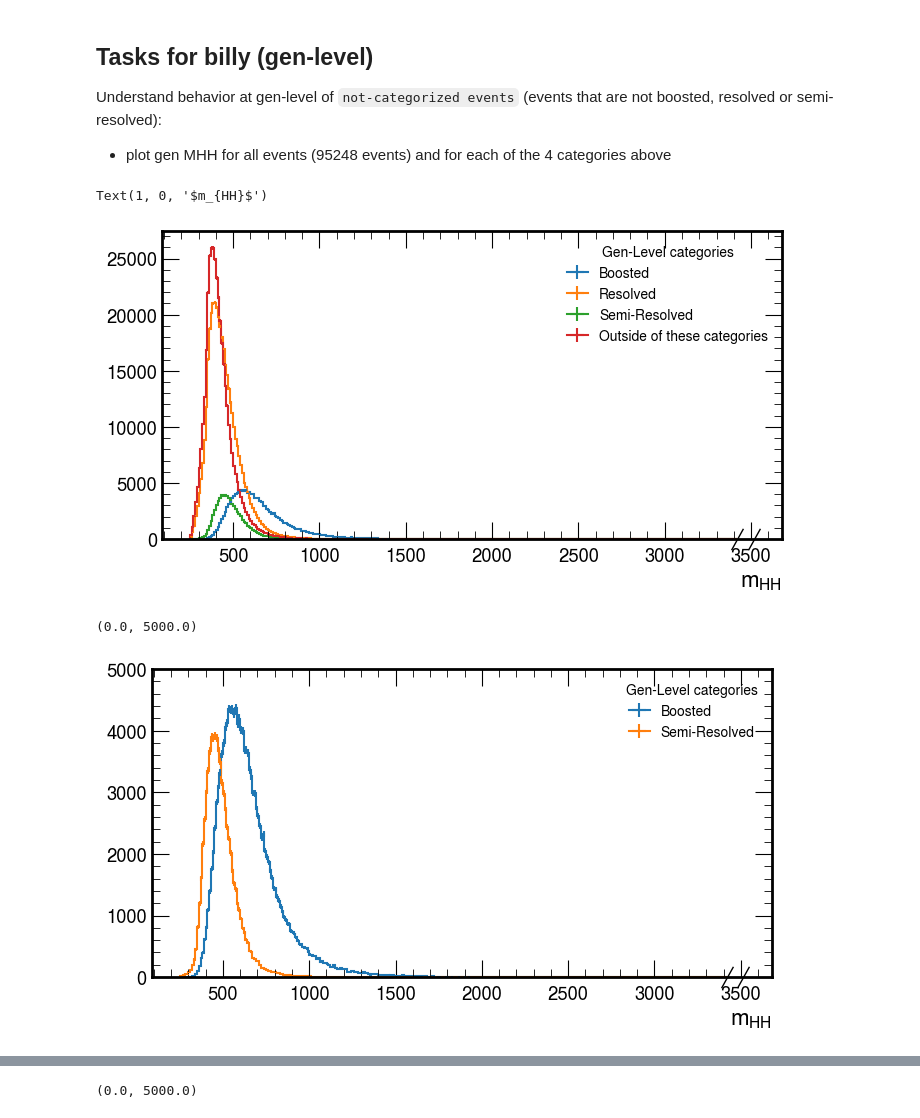
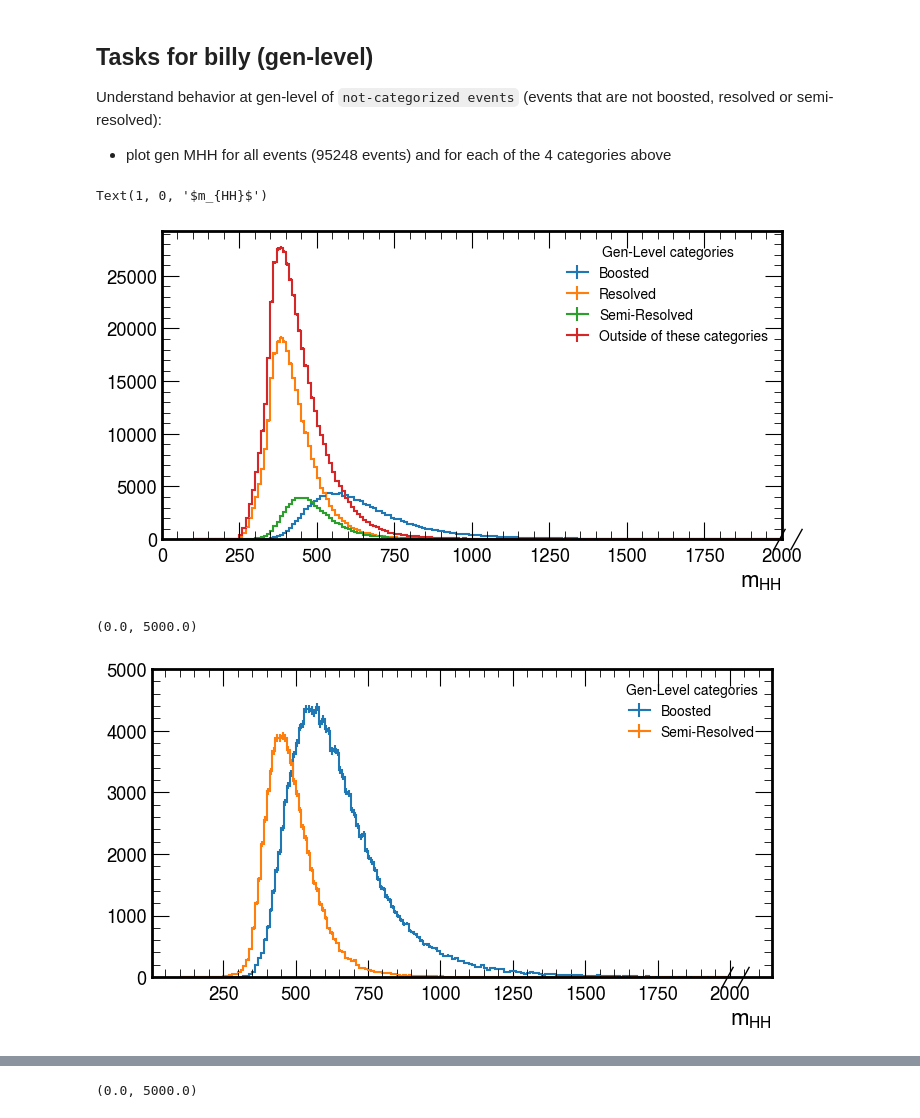
Before and after one commit to LPC-HH/HH4b, a Jupyter notebook: src/HH4b/matching_study/MatchingYields_Oct3.ipynb, the cells around one changed output, grey strips where cells are left out. Cells and saved outputs as stored; diff of their text form; code cells hidden in the pictures.

```diff
--- a/src/HH4b/matching_study/MatchingYields_Oct3.ipynb
+++ b/src/HH4b/matching_study/MatchingYields_Oct3.ipynb
@@ -131,7 +131,7 @@ h1m1ak8 = num_ak8m2h1 == 1
 h2m1ak8 = num_ak8m2h2 == 1
 
 boosted = h1m1ak8 & h2m1ak8
-resolved = (h1m2ak4 & h2m2ak4) & ~(boosted)
+resolved = (h1m2ak4 & h2m2ak4) & ~(boosted) & (num_ak8m2h1==0) & (num_ak8m2h2==0)
 semi_resolved_h1 = h1m2ak4 & (h2m1ak8 & ~h2m2ak4) & ~(resolved) & ~(boosted)
 semi_resolved_h2 = h2m2ak4 & (h1m1ak8 & ~h1m2ak4) & ~(resolved) & ~(boosted)
 semi_resolved = semi_resolved_h1 | semi_resolved_h2
@@ -189,35 +189,37 @@ Understand behavior at gen-level of `not-categorized events` (events that are no
 # %%
 # calcualte m_HH for every event
 mhh = (gen_higgs[:, 0] + gen_higgs[:, 1]).m
 
 # bypass into each category
 mhh_boosted = mhh[boosted]
 mhh_resolved = mhh[resolved]
 mhh_semi = mhh[semi_resolved]
 mhh_out = mhh[not_categorized]
 
 # start to plot, code modified on Christina's plot_h1h2_fj
 bins = np.arange(mhh.min(), mhh.max(), 10)
+bins = np.arange(100, 2000, 10)
 var_axis = hist.axis.Variable(bins, name="var", label="variable")
 cat_axis = hist.axis.StrCategory([], name="cat", growth=True)
 
 hist_mhh = hist.Hist(var_axis, cat_axis)
 hist_mhh.fill(var=mhh_boosted, cat="boosted")
 hist_mhh.fill(var=mhh_semi, cat="semi_resolved")
 hist_mhh.fill(var=mhh_resolved, cat="resolved")
 hist_mhh.fill(var=mhh_out, cat="non-categorized")
 
 fig, ax = plt.subplots(1, 1, figsize=(8, 4))
-hep.histplot(hist_mhh[{"cat": "boosted"}], ax=ax, label="Boosted")
-hep.histplot(hist_mhh[{"cat": "resolved"}], ax=ax, label="Resolved")
-hep.histplot(hist_mhh[{"cat": "semi_resolved"}], ax=ax, label="Semi-Resolved")
-hep.histplot(hist_mhh[{"cat": "non-categorized"}], ax=ax, label="Outside of these categories")
+hist_mhh[{"cat": "boosted"}].plot1d(ax=ax, label="Boosted")
+hist_mhh[{"cat": "resolved"}].plot1d(ax=ax, label="Resolved")
+hist_mhh[{"cat": "semi_resolved"}].plot1d(ax=ax, label="Semi-Resolved")
+hist_mhh[{"cat": "non-categorized"}].plot1d(ax=ax, label="Outside of these categories")
 leg = ax.legend(fontsize=10)
 leg.set_title("Gen-Level categories", prop={"size": 10})
+ax.set_xlim(0, 2000)
 ax.set_xlabel(r"$m_{HH}$")
 # %% [output]
 Text(1, 0, '$m_{HH}$')
-[figure, old version]
+[figure, new version]
 # %%
 fig, ax = plt.subplots(1, 1, figsize=(8, 4))
 hep.histplot(hist_mhh[{"cat": "boosted"}], ax=ax, label="Boosted")
@@ -228,7 +230,7 @@ ax.set_xlabel(r"$m_{HH}$")
 ax.set_ylim(0, 5000)
 # %% [output]
 (0.0, 5000.0)
-[figure, old version]
+[figure, new version]
 # %%
 bins = np.arange(mhh.min(), mhh.max(), 10)
 var_axis = hist.axis.Variable(bins, name="var", label="variable")
```
Also changed, not shown: parts of 10 cells of this notebook.
